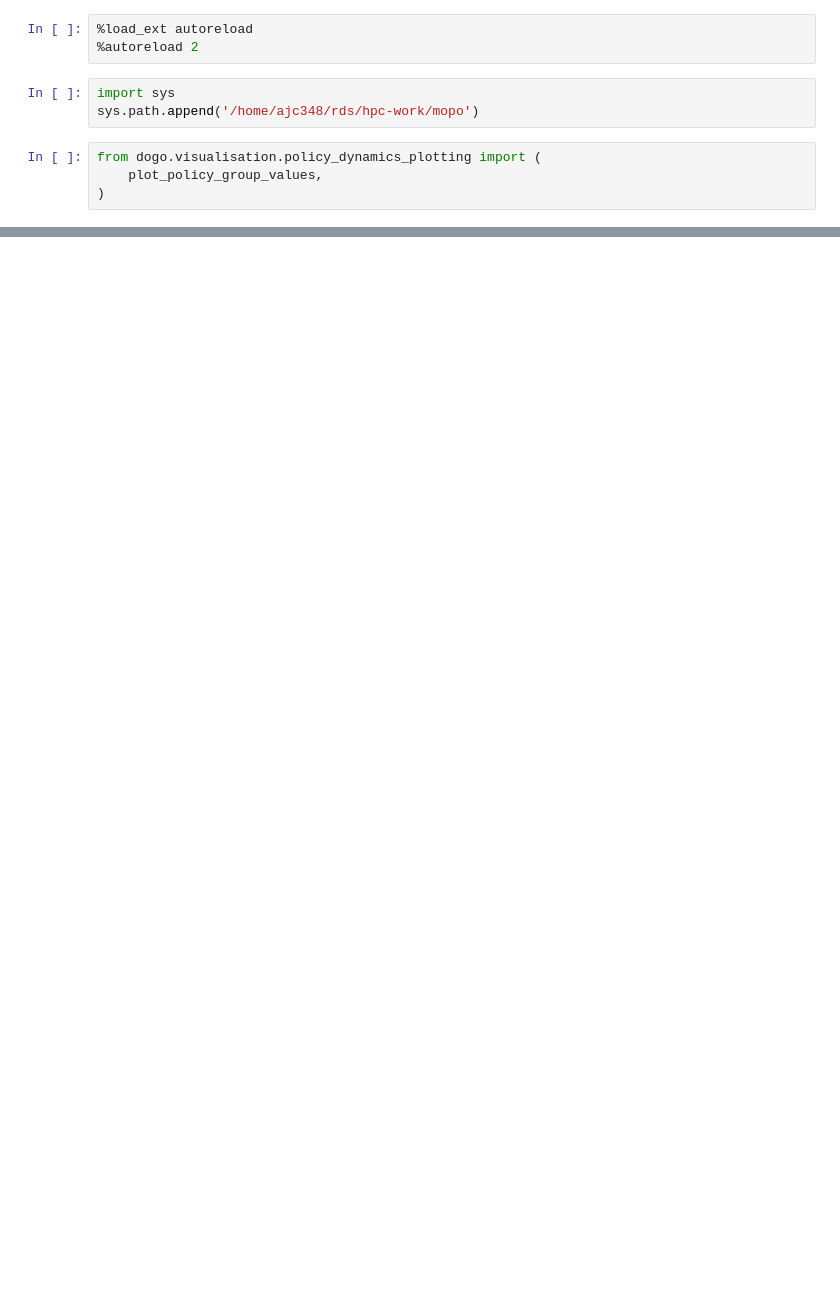
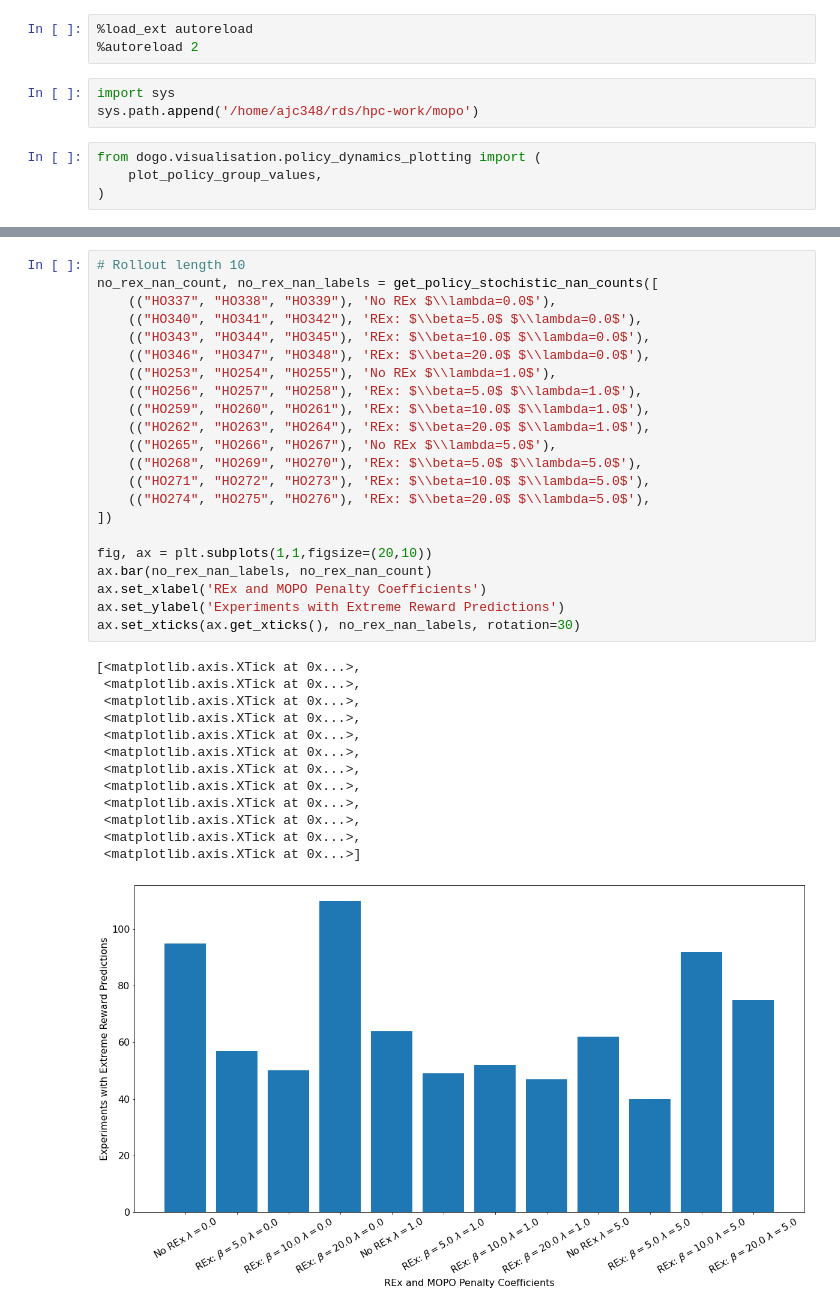
Before and after one commit to thatscotdatasci/mopo, a Jupyter notebook: jupyter/hopper/policy_dynamics_analysis_mixed_rt_1.ipynb, the cells around one changed output, grey strips where cells are left out. Saved outputs shown, nothing was run; the diff lists cells and outputs as text; blank space fills up the shorter version.

```diff
--- a/jupyter/hopper/policy_dynamics_analysis_mixed_rt_1.ipynb
+++ b/jupyter/hopper/policy_dynamics_analysis_mixed_rt_1.ipynb
@@ -111,0 +167,36 @@ Diff [-37.82544760002961, -15.239852480270883, 36.4457176933843] [54.77818899205
+# %%
+# Rollout length 10
+no_rex_nan_count, no_rex_nan_labels = get_policy_stochistic_nan_counts([
+    (("HO337", "HO338", "HO339"), 'No REx $\\lambda=0.0$'),
+    (("HO340", "HO341", "HO342"), 'REx: $\\beta=5.0$ $\\lambda=0.0$'),
+    (("HO343", "HO344", "HO345"), 'REx: $\\beta=10.0$ $\\lambda=0.0$'),
+    (("HO346", "HO347", "HO348"), 'REx: $\\beta=20.0$ $\\lambda=0.0$'),
+    (("HO253", "HO254", "HO255"), 'No REx $\\lambda=1.0$'),
+    (("HO256", "HO257", "HO258"), 'REx: $\\beta=5.0$ $\\lambda=1.0$'),
+    (("HO259", "HO260", "HO261"), 'REx: $\\beta=10.0$ $\\lambda=1.0$'),
+    (("HO262", "HO263", "HO264"), 'REx: $\\beta=20.0$ $\\lambda=1.0$'),
+    (("HO265", "HO266", "HO267"), 'No REx $\\lambda=5.0$'),
+    (("HO268", "HO269", "HO270"), 'REx: $\\beta=5.0$ $\\lambda=5.0$'),
+    (("HO271", "HO272", "HO273"), 'REx: $\\beta=10.0$ $\\lambda=5.0$'),
+    (("HO274", "HO275", "HO276"), 'REx: $\\beta=20.0$ $\\lambda=5.0$'),
+])
+
+fig, ax = plt.subplots(1,1,figsize=(20,10))
+ax.bar(no_rex_nan_labels, no_rex_nan_count)
+ax.set_xlabel('REx and MOPO Penalty Coefficients')
+ax.set_ylabel('Experiments with Extreme Reward Predictions')
+ax.set_xticks(ax.get_xticks(), no_rex_nan_labels, rotation=30)
+# %% [output]
+[<matplotlib.axis.XTick at 0x...>,
+ <matplotlib.axis.XTick at 0x...>,
+ <matplotlib.axis.XTick at 0x...>,
+ <matplotlib.axis.XTick at 0x...>,
+ <matplotlib.axis.XTick at 0x...>,
+ <matplotlib.axis.XTick at 0x...>,
+ <matplotlib.axis.XTick at 0x...>,
+ <matplotlib.axis.XTick at 0x...>,
+ <matplotlib.axis.XTick at 0x...>,
+ <matplotlib.axis.XTick at 0x...>,
+ <matplotlib.axis.XTick at 0x...>,
+ <matplotlib.axis.XTick at 0x...>]
+[figure, added]
```
Also changed, not shown: parts of 17 cells of this notebook, 15 other files.
